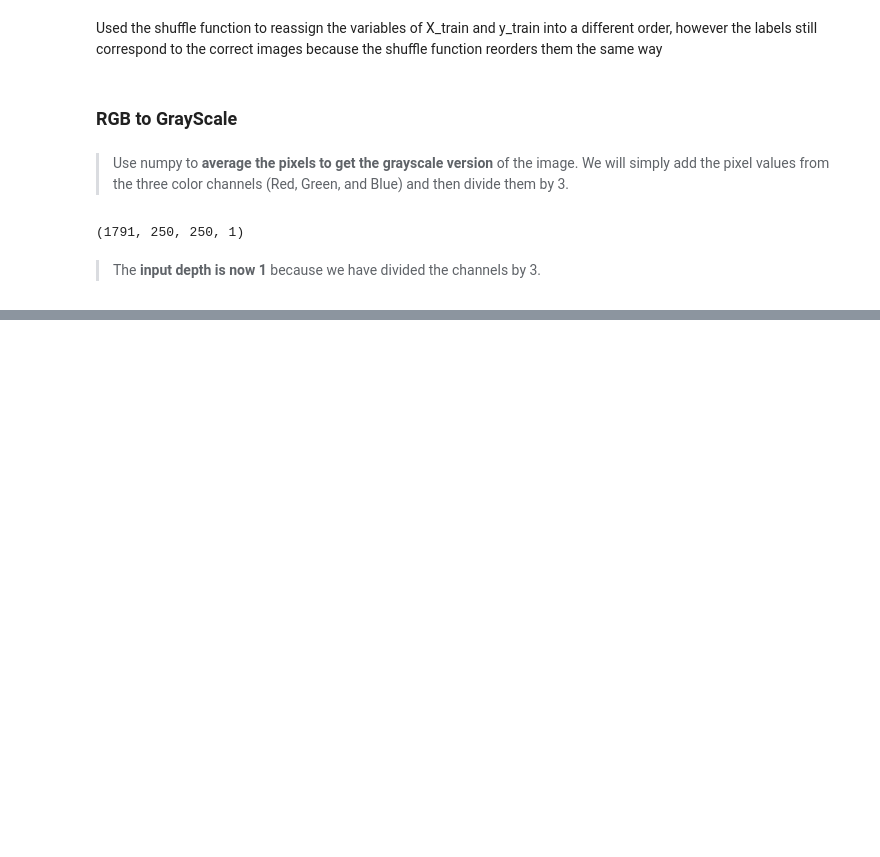
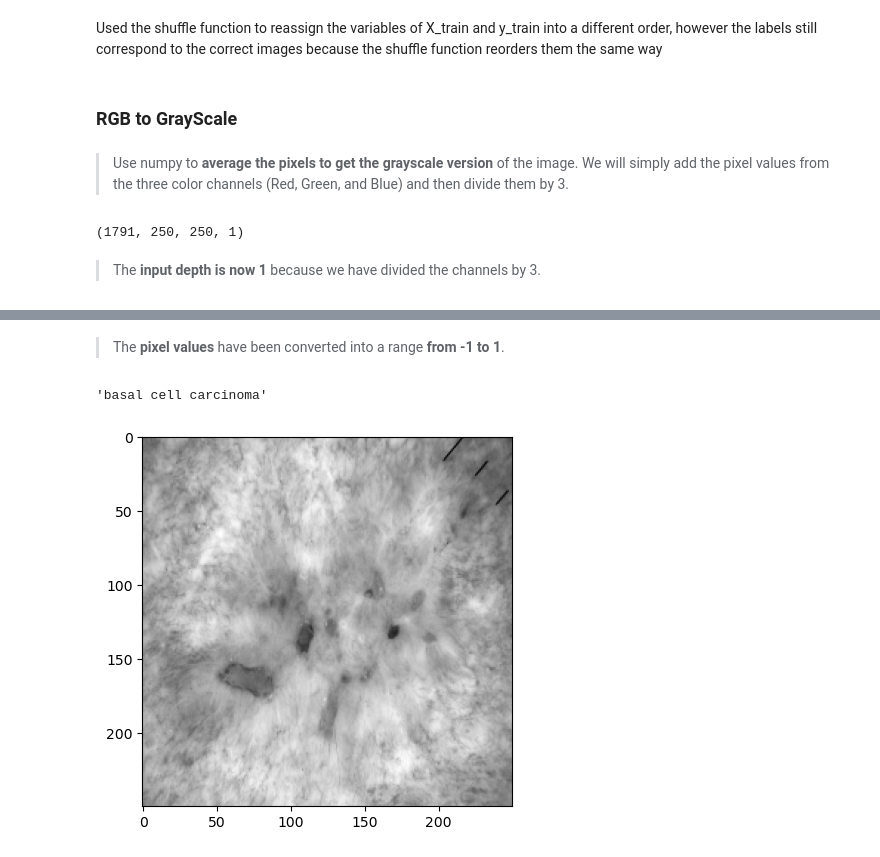
Before and after one commit to redayzarra/ml-skincancer-project, a Jupyter notebook: Skin_ Cancer_Classification.ipynb, the cells around one changed output, grey strips where cells are left out. Cells and saved outputs as stored; diff of their text form; code cells hidden in the pictures; blank space fills up the shorter version.

```diff
--- a/Skin_ Cancer_Classification.ipynb
+++ b/Skin_ Cancer_Classification.ipynb
@@ -216,0 +234,2 @@ plt.imshow(X_test_gray[i].squeeze(), cmap = 'gray')
+# %%
+X_train_gray_norm = (X_train_gray - 128) / 128
@@ -216,0 +258,2 @@ plt.imshow(X_test_gray[i].squeeze(), cmap = 'gray')
+# %% [markdown]
+> The **pixel values** have been converted into a range **from -1 to 1**.
@@ -216,0 +263,6 @@ plt.imshow(X_test_gray[i].squeeze(), cmap = 'gray')
+# %%
+plt.imshow(X_train_gray_norm[i].squeeze(), cmap = 'gray')
+y_train[i]
+# %% [output]
+'basal cell carcinoma'
+[figure, added]
```
Also changed, not shown: parts of 22 cells of this notebook.
